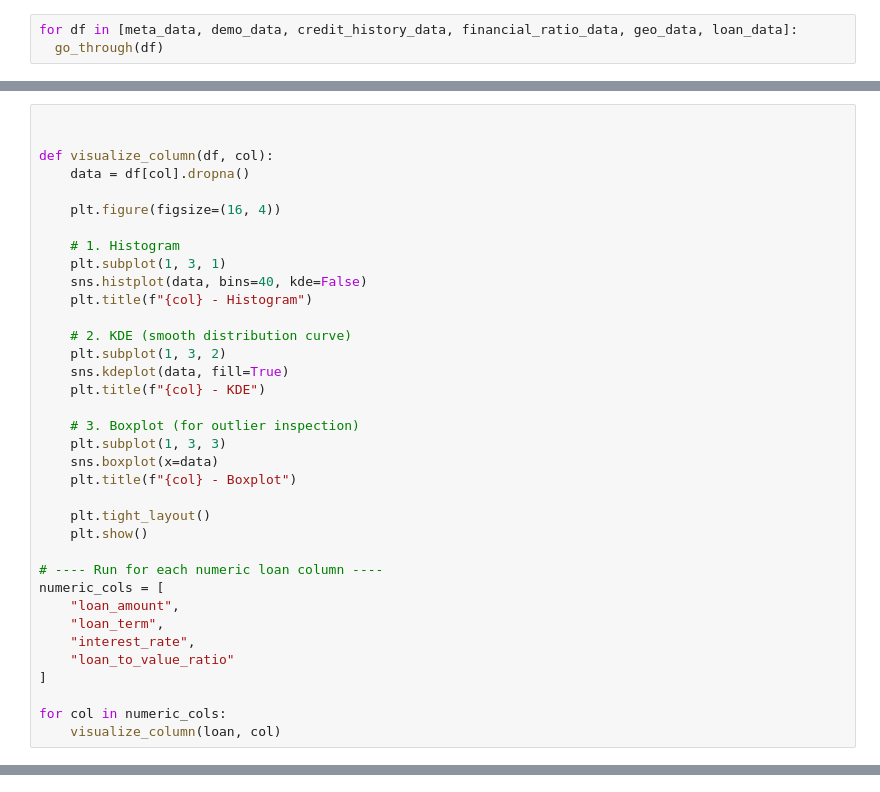
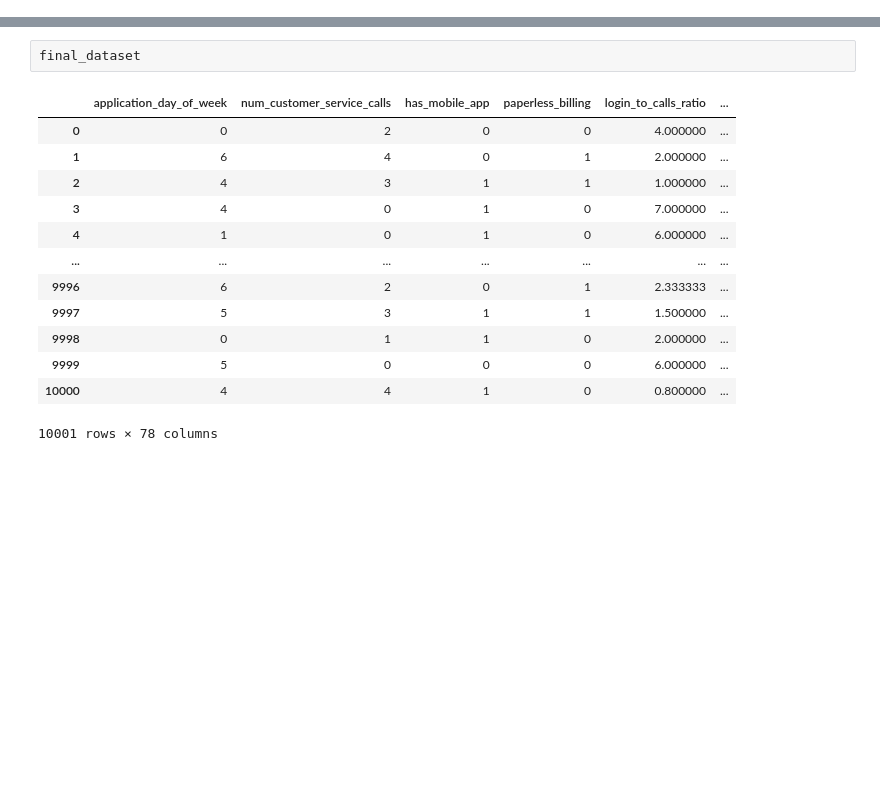
Before and after one commit to fazliddindehkanoff/CBU-challenge, a Jupyter notebook: CBU.ipynb, the cells around one changed output, grey strips where cells are left out. Cells and saved outputs as stored; diff of their text form; blank space fills up the shorter version.

```diff
--- a/CBU.ipynb
+++ b/CBU.ipynb
@@ -130,3 +0,0 @@ np.int64(0)
-# %%
-for df in [meta_data, demo_data, credit_history_data, financial_ratio_data, geo_data, loan_data]:
-  go_through(df)
@@ -1151,36 +0,0 @@ Column: loan_term
-# %%
-
-
-def visualize_column(df, col):
-    data = df[col].dropna()
-
-    plt.figure(figsize=(16, 4))
-
-    # 1. Histogram
-    plt.subplot(1, 3, 1)
-    sns.histplot(data, bins=40, kde=False)
-    plt.title(f"{col} - Histogram")
-
-    # 2. KDE (smooth distribution curve)
-    plt.subplot(1, 3, 2)
-    sns.kdeplot(data, fill=True)
-    plt.title(f"{col} - KDE")
-
-    # 3. Boxplot (for outlier inspection)
-    plt.subplot(1, 3, 3)
-    sns.boxplot(x=data)
-    plt.title(f"{col} - Boxplot")
-
-    plt.tight_layout()
-    plt.show()
-
-# ---- Run for each numeric loan column ----
-numeric_cols = [
-    "loan_amount",
-    "loan_term",
-    "interest_rate",
-    "loan_to_value_ratio"
-]
-
-for col in numeric_cols:
-    visualize_column(loan, col)
@@ -1276,0 +746,16 @@ dtype: int64
+# %%
+final_dataset
+# %% [output]
+|  | application_day_of_week | num_customer_service_calls | has_mobile_app | paperless_billing | login_to_calls_ratio | ... |
+| 0 | 0 | 2 | 0 | 0 | 4.000000 | ... |
+| 1 | 6 | 4 | 0 | 1 | 2.000000 | ... |
+| 2 | 4 | 3 | 1 | 1 | 1.000000 | ... |
+| 3 | 4 | 0 | 1 | 0 | 7.000000 | ... |
+| 4 | 1 | 0 | 1 | 0 | 6.000000 | ... |
+| ... | ... | ... | ... | ... | ... | ... |
+| 9996 | 6 | 2 | 0 | 1 | 2.333333 | ... |
+| 9997 | 5 | 3 | 1 | 1 | 1.500000 | ... |
+| 9998 | 0 | 1 | 1 | 0 | 2.000000 | ... |
+| 9999 | 5 | 0 | 0 | 0 | 6.000000 | ... |
+| 10000 | 4 | 4 | 1 | 0 | 0.800000 | ... |
+10001 rows × 78 columns
```
Also changed, not shown: parts of 118 cells of this notebook, 2 other files.
